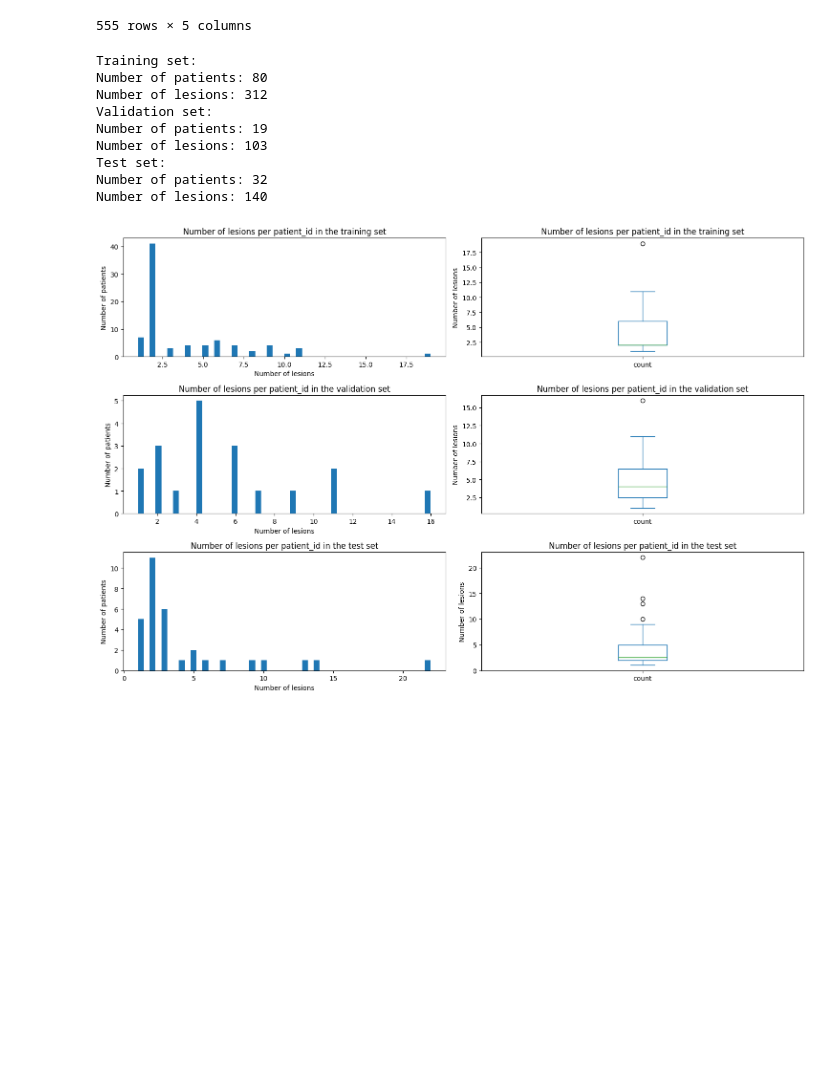
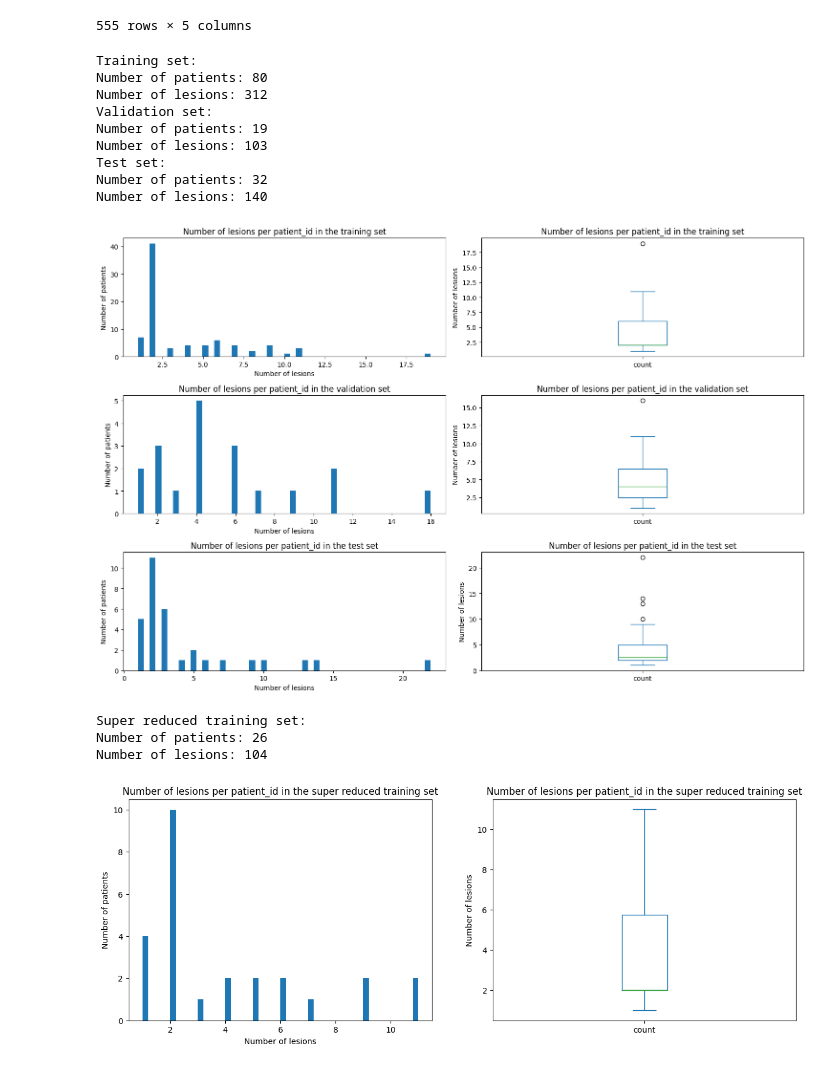
Before and after one commit to Likalto4/CEM-Detect, a Jupyter notebook: detection/preprocessing/split_analysis.ipynb, the cells around one changed output. Saved outputs shown, nothing was run; the diff lists cells and outputs as text; code cells hidden in the pictures; blank space fills up the shorter version.

```diff
--- a/detection/preprocessing/split_analysis.ipynb
+++ b/detection/preprocessing/split_analysis.ipynb
@@ -80,6 +80,12 @@ for new_train_index, val_index in train_val.split(c_train_set, c_train_set['lesi
     # check if the validation set has at least 10% of the total number of patients
     if val_set['patient_id'].nunique() > 0.1 * bbox_dataframe['patient_id'].nunique():
         break
+
+# create super reduced trainig_set, it will be 30% of the original training set
+super_reduced = StratifiedGroupKFold(n_splits=3, shuffle=True, random_state=42)
+for _, new_train_index in super_reduced.split(train_set, train_set['lesions_per_patient'], groups=train_set['patient_id']):
+    super_reduced_train_set = train_set.iloc[new_train_index]
+    break
 # %%
 # show statistics of the training, val and test sets
 print('Training set:')
@@ -111,30 +117,54 @@ axs[1, 1].set_title('Number of lesions per patient_id in the validation set')
 axs[1, 1].set_ylabel('Number of lesions')
 # test
 test_set['patient_id'].value_counts().plot(kind='hist', bins=50, ax=axs[2, 0])
 axs[2, 0].set_title('Number of lesions per patient_id in the test set')
 axs[2, 0].set_xlabel('Number of lesions')
 axs[2, 0].set_ylabel('Number of patients')
 test_set['patient_id'].value_counts().plot(kind='box', ax=axs[2, 1])
 axs[2, 1].set_title('Number of lesions per patient_id in the test set')
 axs[2, 1].set_ylabel('Number of lesions')
 fig.tight_layout()
 plt.show()
 
+# super reduced train
+print('Super reduced training set:')
+print('Number of patients:', super_reduced_train_set['patient_id'].nunique())
+print('Number of lesions:', super_reduced_train_set.shape[0])
+# plot the number of lesions per patient_id, in form of histogram and boxplot
+fig, axs = plt.subplots(1, 2, figsize=(15, 5))
+super_reduced_train_set['patient_id'].value_counts().plot(kind='hist', bins=50, ax=axs[0])
+axs[0].set_title('Number of lesions per patient_id in the super reduced training set')
+axs[0].set_xlabel('Number of lesions')
+axs[0].set_ylabel('Number of patients')
+super_reduced_train_set['patient_id'].value_counts().plot(kind='box', ax=axs[1])
+axs[1].set_title('Number of lesions per patient_id in the super reduced training set')
+axs[1].set_ylabel('Number of lesions')
+plt.show()
+
+
 # save the training and test set to csv files
 train_set_path = save_meta_dir / 'train_set.csv'
 val_set_path = save_meta_dir / 'val_set.csv'
 test_set_path = save_meta_dir / 'test_set.csv'
 train_set.to_csv(train_set_path, index=False)
 val_set.to_csv(val_set_path, index=False)
 test_set.to_csv(test_set_path, index=False)
+
+# save the super reduced training set to a csv file
+super_reduced_train_set_path = save_meta_dir / 'super_reduced_train_set.csv'
+super_reduced_train_set.to_csv(super_reduced_train_set_path, index=False)
 # %% [output]
 Training set:
 Number of patients: 80
 Number of lesions: 312
 Validation set:
 Number of patients: 19
 Number of lesions: 103
 Test set:
 Number of patients: 32
 Number of lesions: 140
 [figure]
+Super reduced training set:
+Number of patients: 26
+Number of lesions: 104
+[figure, added]
```
Also changed, not shown: 10 other files.
